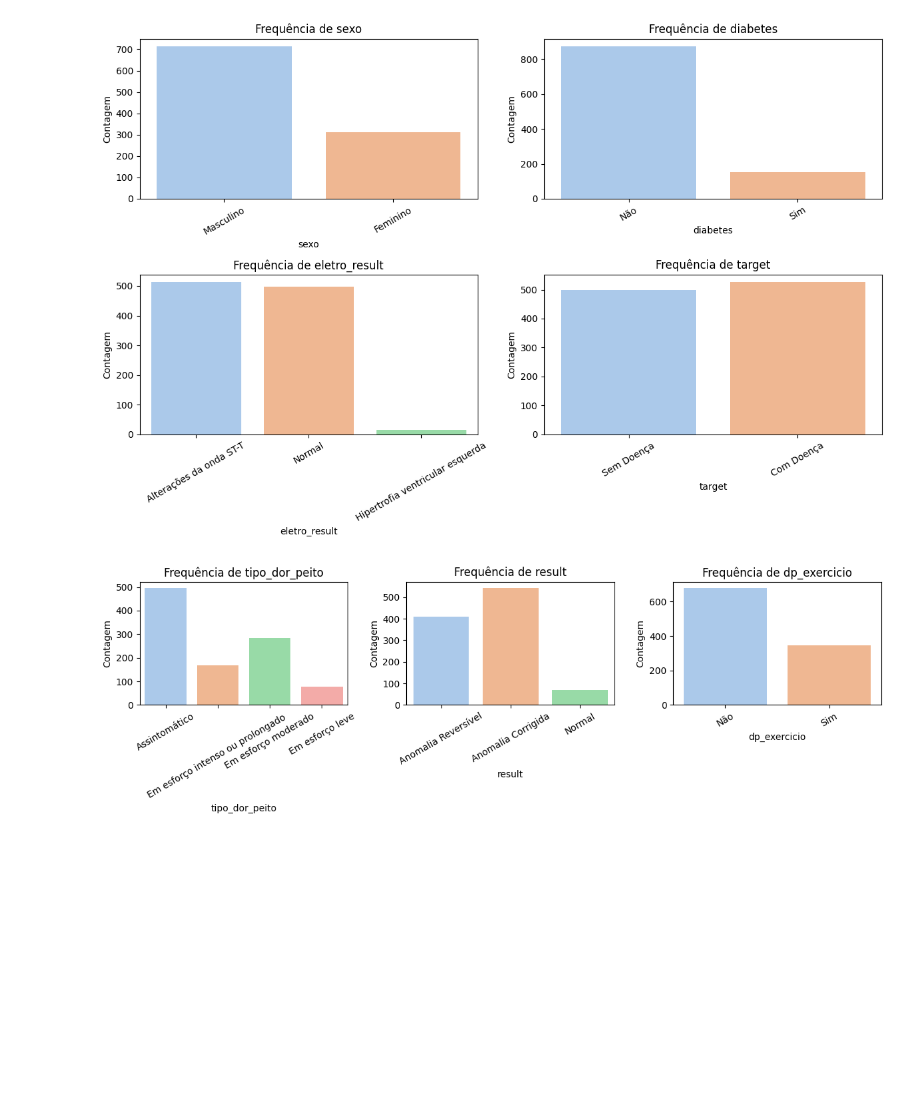
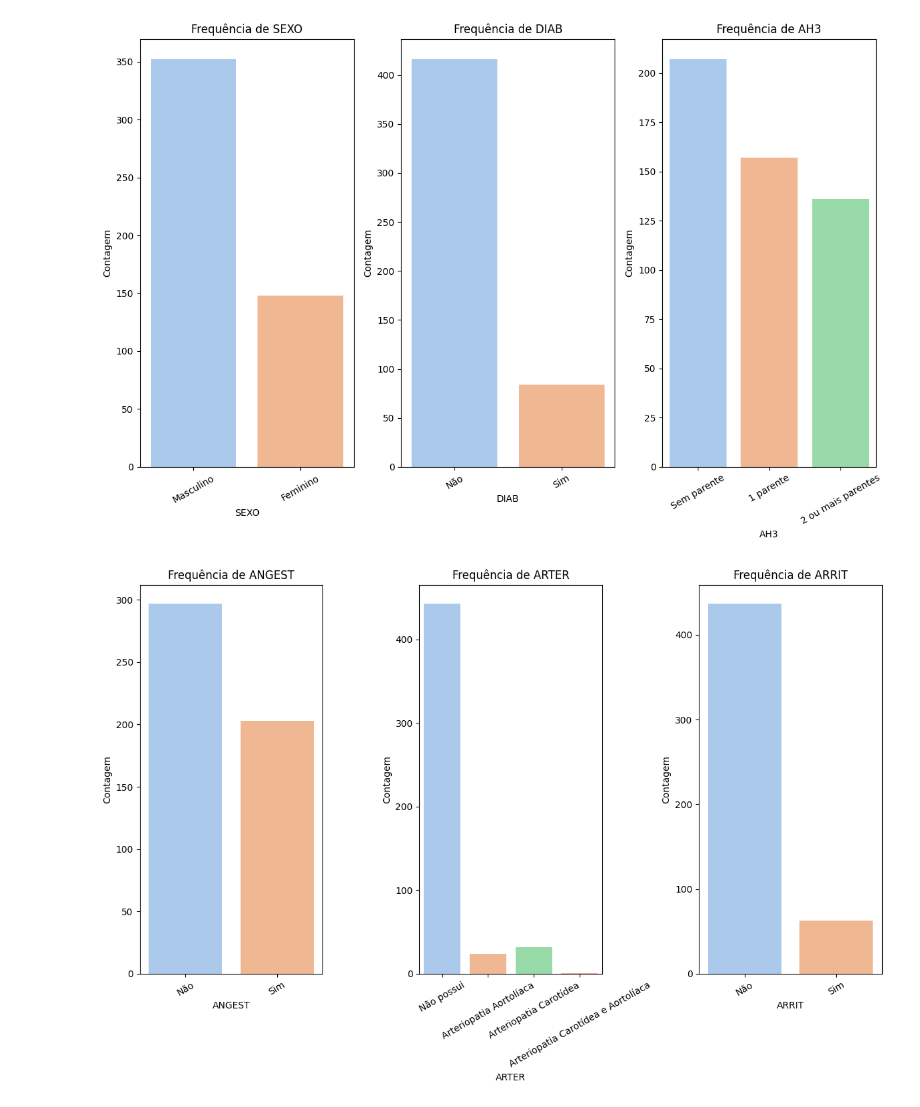
Before and after one commit to gabrielmarchesano/data-analysis-mqam, a Jupyter notebook: analise-descritiva/db_analisedescritiva.ipynb, the cells around one changed output. Drawn from its saved outputs; the diff is of its cells as text; code cells hidden in the pictures; blank space fills up the shorter version.

```diff
--- a/analise-descritiva/db_analisedescritiva.ipynb
+++ b/analise-descritiva/db_analisedescritiva.ipynb
@@ -111,0 +71,3 @@ data.columns = [
+# %%
+colunas_quantitativas = ['IDADE1', 'ALTURA', 'PESO', 'IMC', 'PSR', 'PDR', 'COL' ,'TRIG']
+colunas_categoricas =['SEXO', 'DIAB', 'AH3', 'ANGEST', 'ARTER', 'ARRIT', 'OBESO', 'TABAG4', 'INFARTO']
@@ -112,14 +89,9 @@ data.columns = [
 # %%
-
-
-# Colunas para análise
-colunas_excluir = ['sexo', 'diabetes', 'eletro_result', 'target', 'tipo_dor_peito', 'result', 'dp_exercicio']
-colunas_analise = [col for col in data.columns if col not in colunas_excluir]
 
 # Lista para armazenar os resultados
 resultados = []
 
-for col in colunas_analise:
+for col in colunas_quantitativas:
     media_amostral = data[col].mean()
     mediana = data[col].median()
     moda = data[col].mode()[0]
@@ -283,7 +259,7 @@ Moda: Não
 from scipy.stats import kstest, norm
 
 # Teste de Kolmogorov-Smirnov para normalidade
-for col in colunas_analise:
+for col in colunas_quantitativas:
     # Normalizando os dados da coluna
     col_data = data[col].dropna()
     col_mean = col_data.mean()
@@ -312,8 +290,8 @@ n_vc: p-valor=5.260837272401904e-101
 Distribuição provavelmente não normal
 # %%
 # Dividindo as variáveis em dois grupos
-grupo1 = colunas_analise[:4]
-grupo2 = colunas_analise[4:]
+grupo1 = colunas_quantitativas[:4]
+grupo2 = colunas_quantitativas[4:]
 
 # Histogramas - Grupo 1
 fig, axes = plt.subplots(nrows=2, ncols=2, figsize=(12, 8))
@@ -330,7 +308,7 @@ plt.tight_layout()
 plt.show()
 
 # Histogramas - Grupo 2
-fig, axes = plt.subplots(nrows=1, ncols=3, figsize=(12, 4))
+fig, axes = plt.subplots(nrows=2, ncols=2, figsize=(12, 8))
 axes = axes.flatten()
 for i, col in enumerate(grupo2):
     sns.histplot(data[col], bins=30, ax=axes[i], color='skyblue')
@@ -354,7 +332,7 @@ plt.tight_layout()
 plt.show()
 
 # Boxplots - Grupo 2
-fig, axes = plt.subplots(nrows=1, ncols=3, figsize=(12, 4))
+fig, axes = plt.subplots(nrows=2, ncols=2, figsize=(12, 4))
 axes = axes.flatten()
 for i, col in enumerate(grupo2):
     sns.boxplot(y=data[col], ax=axes[i], color='lightgreen')
@@ -370,38 +348,54 @@ plt.show()
 # %%
 
 # Dividindo variáveis categóricas em dois grupos
-cat_grupo1 = colunas_categoricas[:4]
-cat_grupo2 = colunas_categoricas[4:]
+cat_grupo1 = colunas_categoricas[:3]
+cat_grupo2 = colunas_categoricas[3:6]
+cat_grupo3 = colunas_categoricas[6:]
 
 # Gráficos de barras - Grupo 1
-fig, axes = plt.subplots(nrows=2, ncols=2, figsize=(12, 8))
+fig, axes = plt.subplots(nrows=1, ncols=3, figsize=(12, 8))
 axes = axes.flatten()
 for i, col in enumerate(cat_grupo1):
     valores = data[col]
     if col in mapeamentos:
         valores = valores.map(mapeamentos[col])
     sns.countplot(x=valores, ax=axes[i], hue=valores, legend=False, palette='pastel')
     axes[i].set_title(f'Frequência de {col}')
     axes[i].set_xlabel(col)
     axes[i].set_ylabel('Contagem')
     axes[i].tick_params(axis='x', rotation=30)
 plt.tight_layout()
 plt.show()
 
 # Gráficos de barras - Grupo 2
-fig, axes = plt.subplots(nrows=1, ncols=3, figsize=(12, 4))
+fig, axes = plt.subplots(nrows=1, ncols=3, figsize=(12, 8))
 axes = axes.flatten()
 for i, col in enumerate(cat_grupo2):
     valores = data[col]
     if col in mapeamentos:
         valores = valores.map(mapeamentos[col])
     sns.countplot(x=valores, ax=axes[i], hue=valores, legend=False, palette='pastel')
     axes[i].set_title(f'Frequência de {col}')
     axes[i].set_xlabel(col)
     axes[i].set_ylabel('Contagem')
     axes[i].tick_params(axis='x', rotation=30)
 plt.tight_layout()
 plt.show()
+
+#Gráficos de barras - Grupo 3
+fig, axes = plt.subplots(nrows=1, ncols=3, figsize=(12, 8))
+axes = axes.flatten()
+for i, col in enumerate(cat_grupo3):
+    valores = data[col]
+    if col in mapeamentos:
+        valores = valores.map(mapeamentos[col])
+    sns.countplot(x=valores, ax=axes[i], hue=valores, legend=False, palette='pastel')
+    axes[i].set_title(f'Frequência de {col}')
+    axes[i].set_xlabel(col)
+    axes[i].set_ylabel('Contagem')
+    axes[i].tick_params(axis='x', rotation=30)
+plt.tight_layout()
+plt.show()
 # %% [output]
-[figure, old version]
+[figure, new version]
-[figure, old version]
+[figure, new version]
```
Also changed, not shown: parts of 15 cells of this notebook, 5 other files.
